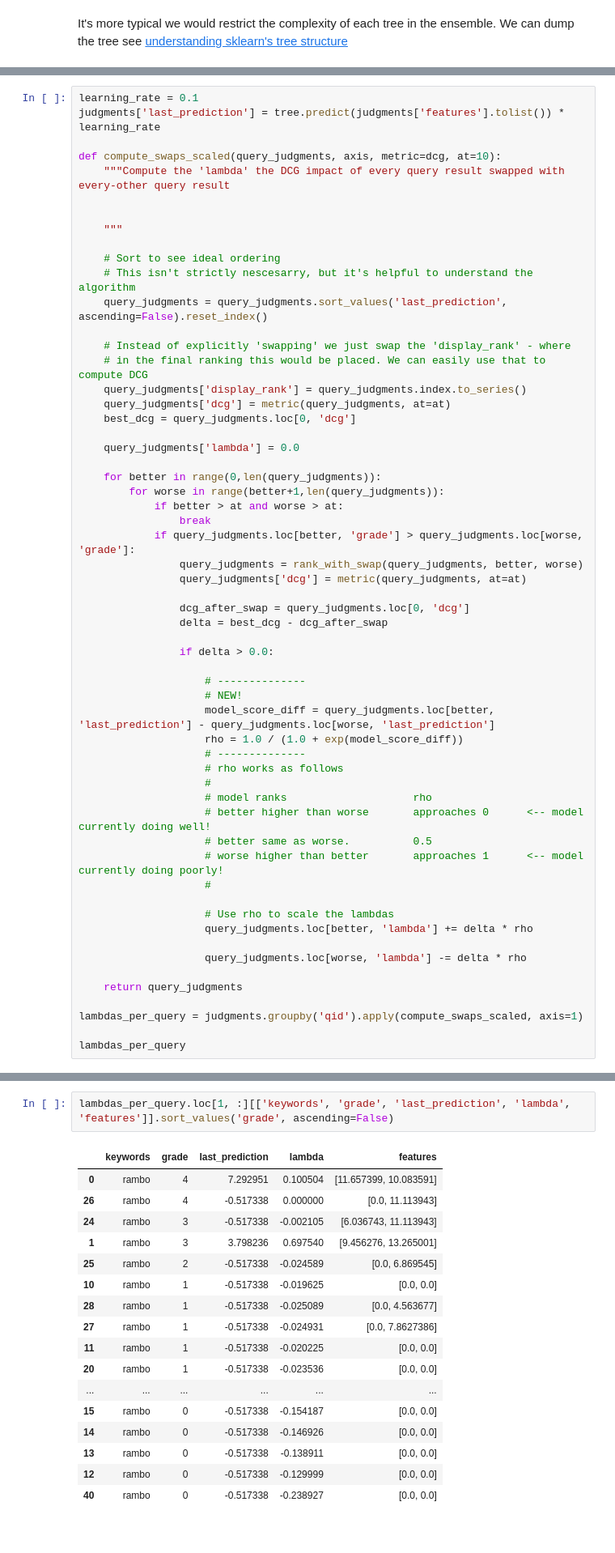
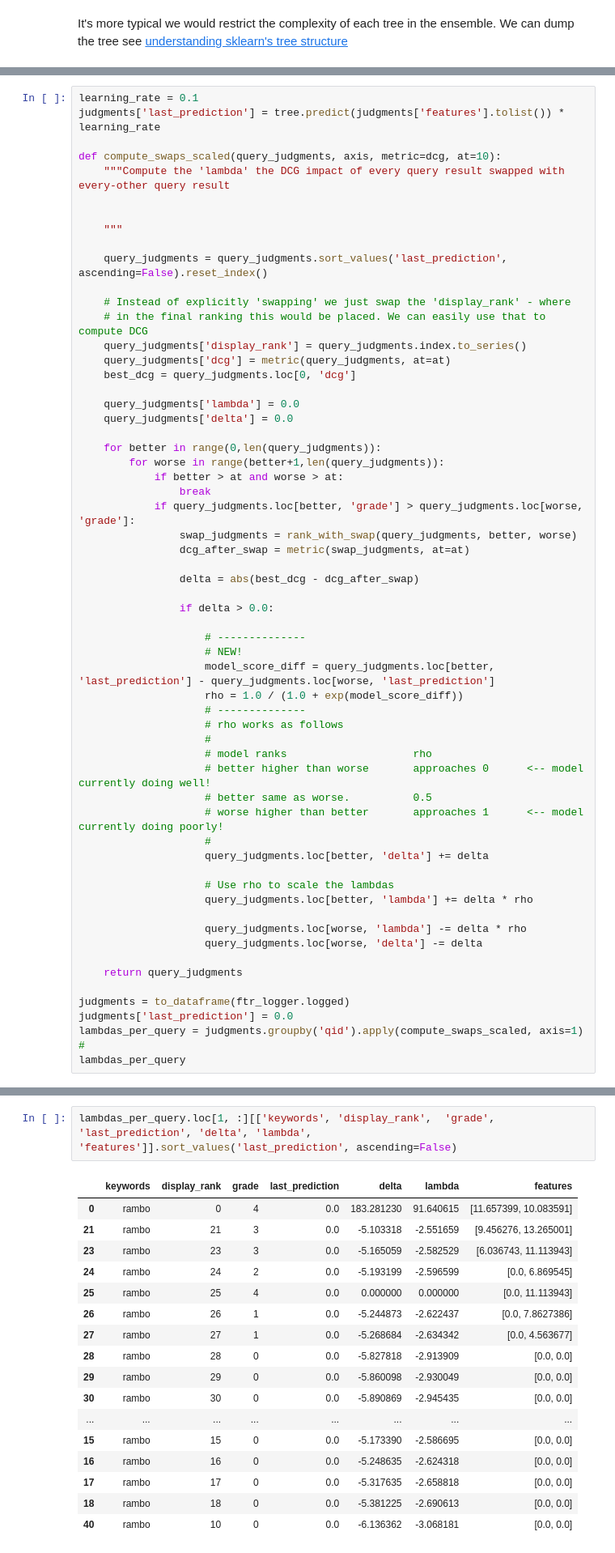
Before and after one commit to o19s/hello-ltr, a Jupyter notebook: notebooks/elasticsearch/tmdb/lambda-mart-in-python.ipynb, the cells around one changed output, grey strips where cells are left out. Shown at 81% size. Drawn from its saved outputs; the diff is of its cells as text.

Commit message:
use absolute value in delta calculatio

```diff
--- a/notebooks/elasticsearch/tmdb/lambda-mart-in-python.ipynb
+++ b/notebooks/elasticsearch/tmdb/lambda-mart-in-python.ipynb
@@ -325,8 +324,6 @@ def compute_swaps_scaled(query_judgments, axis, metric=dcg, at=10):
 
     """
 
-    # Sort to see ideal ordering
-    # This isn't strictly nescesarry, but it's helpful to understand the algorithm
     query_judgments = query_judgments.sort_values('last_prediction', ascending=False).reset_index()
 
     # Instead of explicitly 'swapping' we just swap the 'display_rank' - where
@@ -336,17 +333,17 @@ def compute_swaps_scaled(query_judgments, axis, metric=dcg, at=10):
     best_dcg = query_judgments.loc[0, 'dcg']
 
     query_judgments['lambda'] = 0.0
+    query_judgments['delta'] = 0.0
 
     for better in range(0,len(query_judgments)):
         for worse in range(better+1,len(query_judgments)):
             if better > at and worse > at:
                 break
             if query_judgments.loc[better, 'grade'] > query_judgments.loc[worse, 'grade']:
-                query_judgments = rank_with_swap(query_judgments, better, worse)
-                query_judgments['dcg'] = metric(query_judgments, at=at)
+                swap_judgments = rank_with_swap(query_judgments, better, worse)
+                dcg_after_swap = metric(swap_judgments, at=at)
 
-                dcg_after_swap = query_judgments.loc[0, 'dcg']
-                delta = best_dcg - dcg_after_swap
+                delta = abs(best_dcg - dcg_after_swap)
 
                 if delta > 0.0:
 
@@ -362,16 +359,20 @@ def compute_swaps_scaled(query_judgments, axis, metric=dcg, at=10):
                     # better same as worse.          0.5
                     # worse higher than better       approaches 1      <-- model currently doing poorly!
                     #
+                    query_judgments.loc[better, 'delta'] += delta
 
                     # Use rho to scale the lambdas
                     query_judgments.loc[better, 'lambda'] += delta * rho
 
                     query_judgments.loc[worse, 'lambda'] -= delta * rho
+                    query_judgments.loc[worse, 'delta'] -= delta
 
     return query_judgments
 
+judgments = to_dataframe(ftr_logger.logged)
+judgments['last_prediction'] = 0.0
 lambdas_per_query = judgments.groupby('qid').apply(compute_swaps_scaled, axis=1)
-
+#
 lambdas_per_query
 # %% [output]
 |  |  | index | uid | qid | keywords | docId | grade | features | last_prediction | ... |
@@ -422,25 +423,25 @@ We see a similar pattern in results with mediocre grades (2 and 3) where the res
 
 So the next tree learns these lambdas using the resulting features moreso than other results.
 # %%
-lambdas_per_query.loc[1, :][['keywords', 'grade', 'last_prediction', 'lambda', 'features']].sort_values('grade', ascending=False)
+lambdas_per_query.loc[1, :][['keywords', 'display_rank',  'grade', 'last_prediction', 'delta', 'lambda', 'features']].sort_values('last_prediction', ascending=False)
 # %% [output]
-|  | keywords | grade | last_prediction | lambda | features |
-| 0 | rambo | 4 | 7.292951 | 0.100504 | [11.657399, 10.083591] |
-| 26 | rambo | 4 | -0.517338 | 0.000000 | [0.0, 11.113943] |
-| 24 | rambo | 3 | -0.517338 | -0.002105 | [6.036743, 11.113943] |
-| 1 | rambo | 3 | 3.798236 | 0.697540 | [9.456276, 13.265001] |
-| 25 | rambo | 2 | -0.517338 | -0.024589 | [0.0, 6.869545] |
-| 10 | rambo | 1 | -0.517338 | -0.019625 | [0.0, 0.0] |
-| 28 | rambo | 1 | -0.517338 | -0.025089 | [0.0, 4.563677] |
-| 27 | rambo | 1 | -0.517338 | -0.024931 | [0.0, 7.8627386] |
-| 11 | rambo | 1 | -0.517338 | -0.020225 | [0.0, 0.0] |
-| 20 | rambo | 1 | -0.517338 | -0.023536 | [0.0, 0.0] |
-| ... | ... | ... | ... | ... | ... |
-| 15 | rambo | 0 | -0.517338 | -0.154187 | [0.0, 0.0] |
-| 14 | rambo | 0 | -0.517338 | -0.146926 | [0.0, 0.0] |
-| 13 | rambo | 0 | -0.517338 | -0.138911 | [0.0, 0.0] |
-| 12 | rambo | 0 | -0.517338 | -0.129999 | [0.0, 0.0] |
-| 40 | rambo | 0 | -0.517338 | -0.238927 | [0.0, 0.0] |
+|  | keywords | display_rank | grade | last_prediction | delta | lambda | features |
+| 0 | rambo | 0 | 4 | 0.0 | 183.281230 | 91.640615 | [11.657399, 10.083591] |
+| 21 | rambo | 21 | 3 | 0.0 | -5.103318 | -2.551659 | [9.456276, 13.265001] |
+| 23 | rambo | 23 | 3 | 0.0 | -5.165059 | -2.582529 | [6.036743, 11.113943] |
+| 24 | rambo | 24 | 2 | 0.0 | -5.193199 | -2.596599 | [0.0, 6.869545] |
+| 25 | rambo | 25 | 4 | 0.0 | 0.000000 | 0.000000 | [0.0, 11.113943] |
+| 26 | rambo | 26 | 1 | 0.0 | -5.244873 | -2.622437 | [0.0, 7.8627386] |
+| 27 | rambo | 27 | 1 | 0.0 | -5.268684 | -2.634342 | [0.0, 4.563677] |
+| 28 | rambo | 28 | 0 | 0.0 | -5.827818 | -2.913909 | [0.0, 0.0] |
+| 29 | rambo | 29 | 0 | 0.0 | -5.860098 | -2.930049 | [0.0, 0.0] |
+| 30 | rambo | 30 | 0 | 0.0 | -5.890869 | -2.945435 | [0.0, 0.0] |
+| ... | ... | ... | ... | ... | ... | ... | ... |
+| 15 | rambo | 15 | 0 | 0.0 | -5.173390 | -2.586695 | [0.0, 0.0] |
+| 16 | rambo | 16 | 0 | 0.0 | -5.248635 | -2.624318 | [0.0, 0.0] |
+| 17 | rambo | 17 | 0 | 0.0 | -5.317635 | -2.658818 | [0.0, 0.0] |
+| 18 | rambo | 18 | 0 | 0.0 | -5.381225 | -2.690613 | [0.0, 0.0] |
+| 40 | rambo | 10 | 0 | 0.0 | -6.136362 | -3.068181 | [0.0, 0.0] |
 # %%
 from sklearn.tree import DecisionTreeRegressor
 
```
Also changed, not shown: parts of 9 cells of this notebook.
